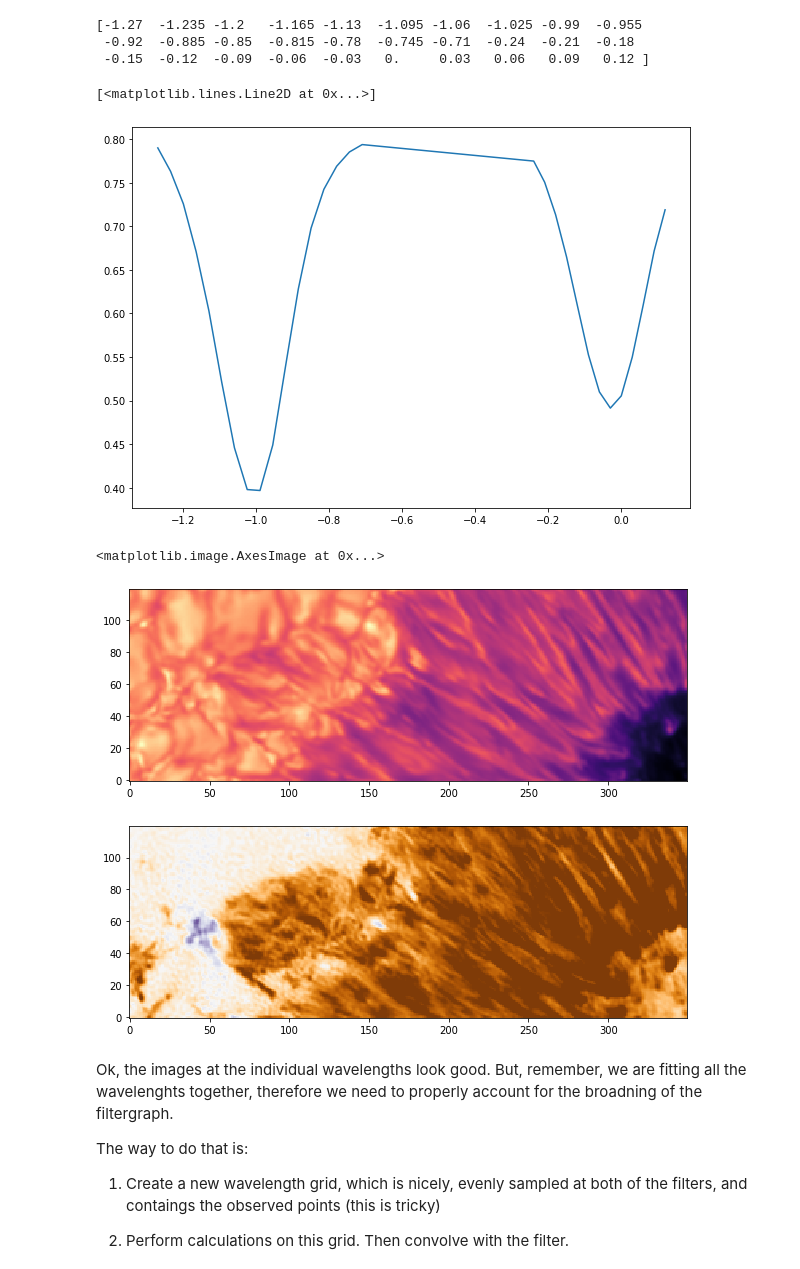
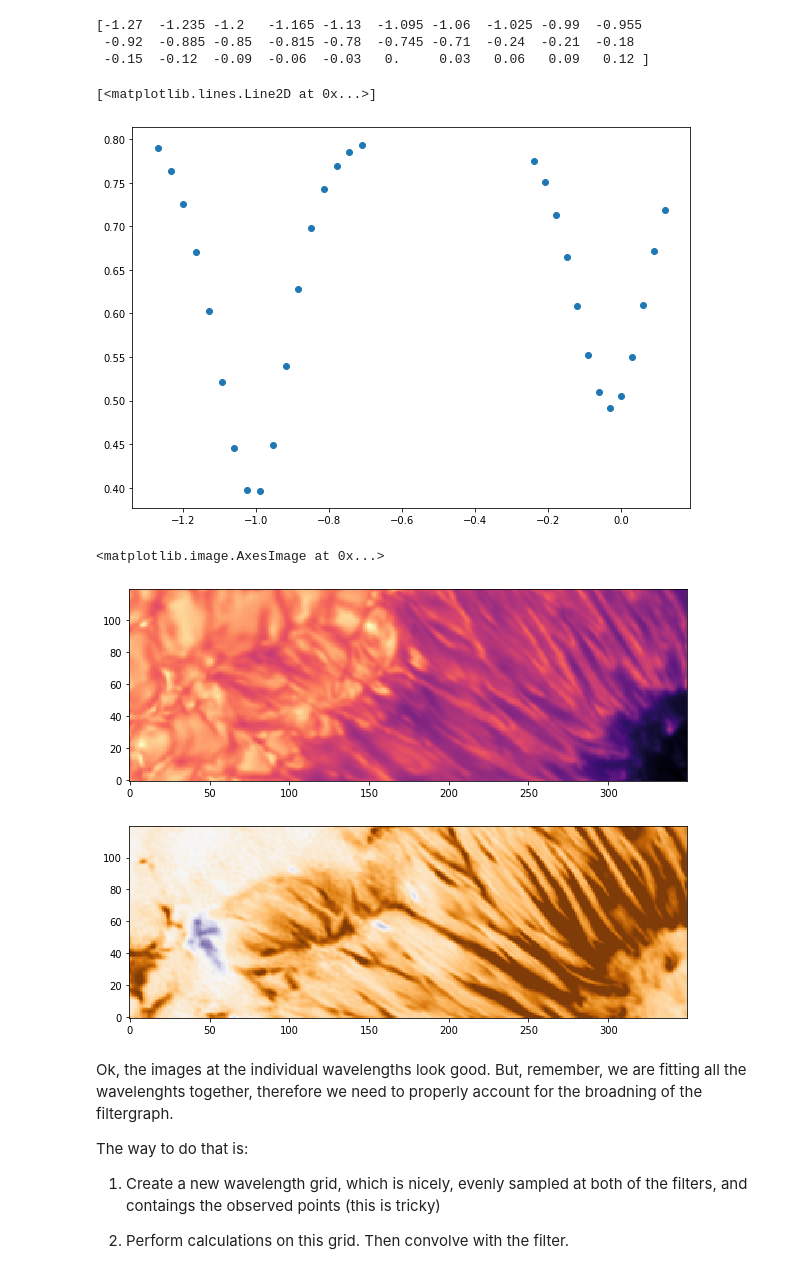
Before and after one commit to ivanzmilic/me_inversion_exercises, a Jupyter notebook: invert_crisp.ipynb, the cells around one changed output. Drawn from its saved outputs; the diff is of its cells as text; code cells hidden in the pictures.

```diff
--- a/invert_crisp.ipynb
+++ b/invert_crisp.ipynb
@@ -33,21 +33,24 @@ print (ll)
 
 # Let's take a look at the mean spectrum:
 mean = np.mean(stokes,axis=(0,1))
+
 plt.figure(figsize=[10,7])
-plt.plot(ll,mean[0])
+
+plt.plot(ll,mean[0],'o')
+#print (np.diff(ll))
 # %% [output]
 [<matplotlib.lines.Line2D at 0x...>]
-[figure, old version]
+[figure, new version]
 # %%
 # Let's look at some images:
 plt.figure(figsize=[10,8])
 plt.subplot(211)
 plt.imshow(stokes[:,:,0,0],cmap='magma',origin='lower')
 plt.subplot(212)
-plt.imshow(stokes[:,:,3,3],vmin=-0.05,vmax=0.05,cmap='PuOr',origin='lower')
+plt.imshow(stokes[:,:,3,5],vmin=-0.1,vmax=0.1,cmap='PuOr',origin='lower')
 # %% [output]
 <matplotlib.image.AxesImage at 0x...>
-[figure, old version]
+[figure, new version]
 # %% [markdown]
 Ok, the images at the individual wavelengths look good. But, remember, we are fitting all the wavelenghts together, therefore we need to properly account for the broadning of the filtergraph.
 
```
Also changed, not shown: parts of 13 cells of this notebook, 2 other files.
